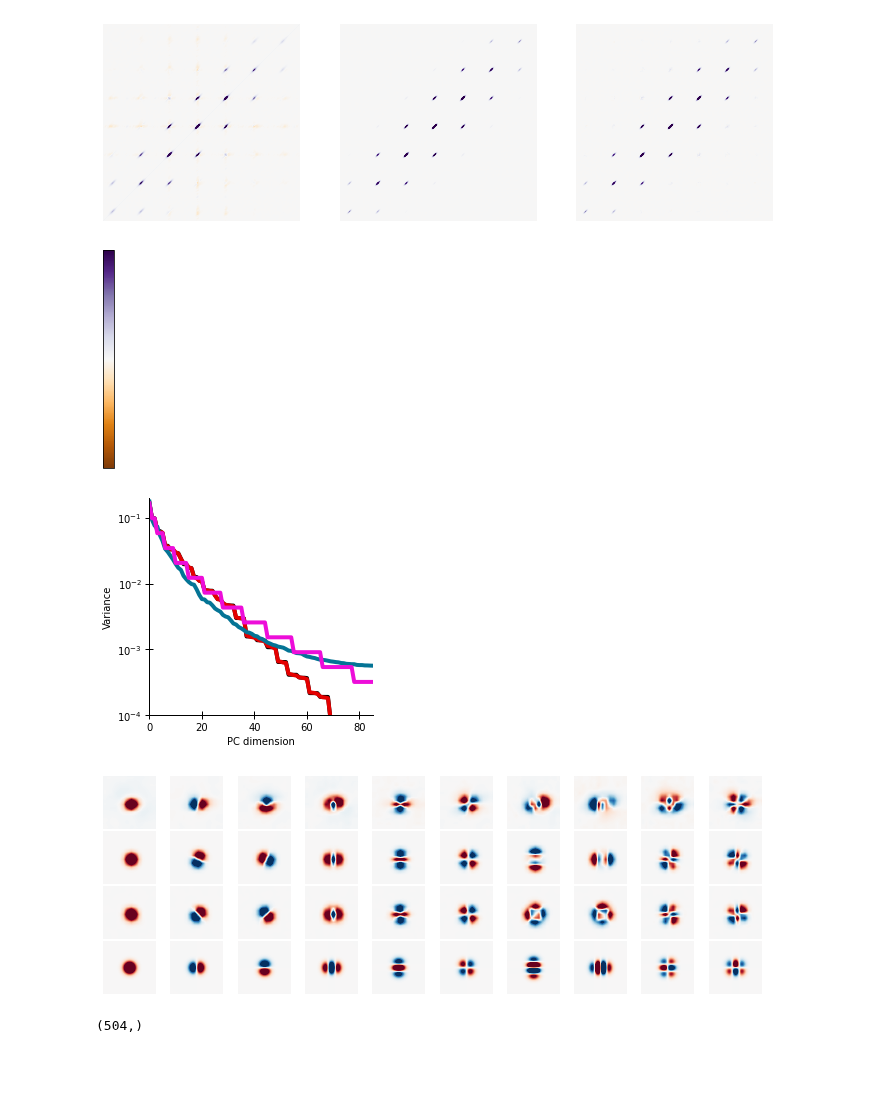
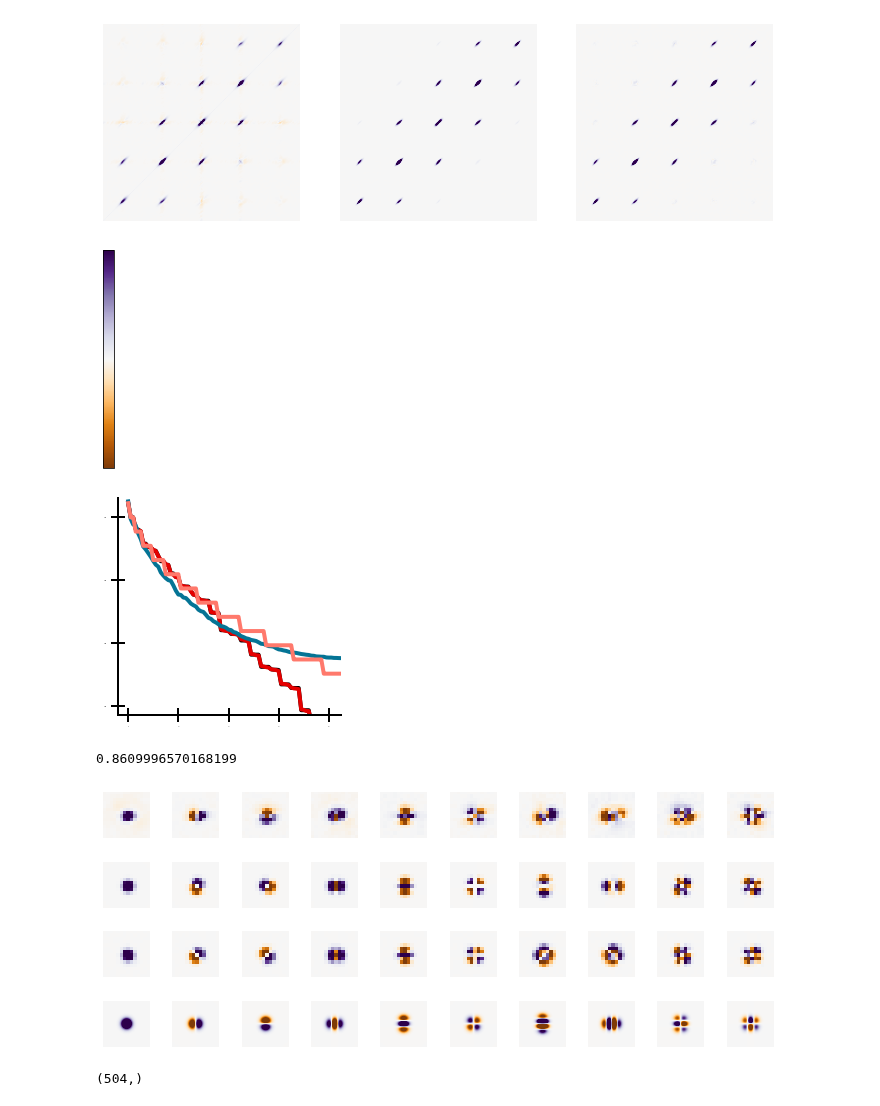
Before and after one commit to BruntonUWBio/structured-random-features, a Jupyter notebook: notebooks/reports/10.4-bp-paper-fig-v1-covariance.ipynb, the cells around one changed output. Cells and saved outputs as stored; diff of their text form; code cells hidden in the pictures; blank space fills up the shorter version.

Commit message:
Wrote scripts to generate figures 6 and 7. Also, modified other figures.

```diff
--- a/notebooks/reports/10.4-bp-paper-fig-v1-covariance.ipynb
+++ b/notebooks/reports/10.4-bp-paper-fig-v1-covariance.ipynb
@@ -22,22 +22,22 @@ ax = fig.add_subplot(1, 3, 1)
 plt.imshow(cov_mat['data'], cmap='PuOr') # PiYG_r
 plt.clim(-5, 5)
 plt.axis('off')
-plt.xlim(150, 400)
-plt.ylim(150, 400)
+plt.xlim(180, 360)
+plt.ylim(180, 360)
 
 ax = fig.add_subplot(1, 3, 2)
 plt.imshow(cov_mat['model'], cmap='PuOr')
 plt.clim(-5, 5)
 plt.axis('off')
-plt.xlim(150, 400)
-plt.ylim(150, 400)
+plt.xlim(180, 360)
+plt.ylim(180, 360)
 
 ax = fig.add_subplot(1, 3, 3)
 plot = plt.imshow(cov_mat['finite'], cmap='PuOr')
 plt.clim(-5, 5)
 plt.axis('off')
-plt.xlim(150, 400)
-plt.ylim(150, 400)
+plt.xlim(180, 360)
+plt.ylim(180, 360)
 plt.savefig(data_dir + '/reports/figures/paper_figs/figure_5/covmat_v1_wn.pdf',
             dpi=300, transparent=True,
            bbox_inches = 'tight', pad_inches = 0)
@@ -51,7 +51,7 @@ ax.remove()
 #             dpi=300, transparent=True,
 #            bbox_inches = 'tight', pad_inches = 0)
 # %% [output]
-[figure, old version]
+[figure, new version]
 [figure]
 # %%
 # plot the eigenvalues
@@ -67,21 +67,21 @@ ax = fig.add_subplot(111)
 plt.semilogy(np.flip(evals['model'])[:t], '-', lw=4, c='#000000', alpha=1)
 plt.semilogy(np.flip(evals['finite'])[:t], '-', lw=4, c='#e50000', alpha=1)
 plt.semilogy(np.flip(evals['data'])[:t], '-', lw=4, c='#047495', alpha=1)
-plt.semilogy(np.flip(evals['analytical'])[:t], '-', lw=4, c='#ed0dd9', alpha=1)
-plt.ylabel('Variance')
-plt.xlabel('PC dimension')
+plt.semilogy(np.flip(evals['analytical'])[:t], '-', lw=4, c='#ff796c', alpha=1)
+# plt.ylabel('Variance')
+# plt.xlabel('PC dimension')
 
 # format ticks
-ax.tick_params(axis = 'both', which = 'major', direction='inout', labelsize = 10, width=1, length=8)
+ax.tick_params(axis = 'both', which = 'major', direction='inout', labelsize = 0, width=2, length=14)
 ax.tick_params(axis = 'both', which = 'minor', direction='inout', labelsize = 0, width=0, length=0)
-plt.xlim(0, 85)
-plt.ylim(1E-4, 2E-1)
-# plt.yticks(np.arange(0, 0.2, 0.05))
+plt.xlim(-4, 85)
+plt.ylim(7 * 1E-5, 2E-1)
+plt.yticks([1E-4, 1E-3, 1E-2, 1E-1])
 plt.xticks(np.arange(0, 85, 20))
 
 # format axes
 for axis in ['left', 'bottom']:
-    ax.spines[axis].set_linewidth(1)
+    ax.spines[axis].set_linewidth(2)
 for axis in ['top', 'right']:
     ax.spines[axis].set_visible(False)
 
@@ -89,57 +89,61 @@ plt.savefig(data_dir + '/reports/figures/paper_figs/figure_5/evals_v1_wn.pdf',
             dpi=300, transparent=True,
            bbox_inches = 'tight', pad_inches = 0)
 # %% [output]
-[figure, old version]
+[figure, new version]
+# %%
+np.sum(evals['data'][-:])
+# %% [output]
+0.8609996570168199
 # %%
 # plot eigenvectors
 dim = (14, 36)
 
 # sign flips
-t =[-1, 1, 1, -1, -1, 1, 1, 1, 1, 1] # model & finite sign
-u = [1, 1, 1, 1, -1, 1, 1, 1, 1, 1] # analytical sign
+t =[-1, 1, 1, -1, -1, 1, 1, 1, 1, 1, 1, 1, 1, 1, 1] # model & finite sign
+u = [1, 1, 1, 1, -1, 1, 1, 1, 1, 1, 1, 1, 1, 1, 1, 1] # analytical sign
 
 
 # order
-m = [0, 1, 2, 3, 4, 5, 8, 9, 6, 7] # model order
-a = [0, 2, 1, 4, 5, 3, 9, 8, 6, 7] # analytical order
+m = [0, 1, 2, 3, 4, 5, 8, 9, 6, 7, 8, 9, 10, 11, 12] # model order
+a = [0, 2, 1, 4, 5, 3, 9, 8, 6, 7, 8, 9, 10, 11, 12] # analytical order
 
-factor = 0.1 # resize factor
-fig = plt.figure(figsize=(12, 4))
+factor = 1 # resize factor
+fig = plt.figure(figsize=(12, 5))
 for i in range(10):
     ax = fig.add_subplot(4, 10, i + 1)
     img = evecs['data'][:, - i-1].reshape(dim)[:, 11:25]
     img = resize(img, (img.shape[0] // factor, img.shape[1] // factor), anti_aliasing=True)
-    plt.imshow(img, cmap='RdBu_r')
+    plt.imshow(img, cmap='PuOr')
     plt.clim(-0.2, 0.2)
     plt.axis('off')
 
     ax = fig.add_subplot(4, 10, 10 + i + 1)
     img = evecs['model'][:, -m[i]-1].reshape(dim)[:, 11:25]
     img = resize(img, (img.shape[0] // factor, img.shape[1] // factor), anti_aliasing=True)
-    plt.imshow(img * t[i], cmap='RdBu_r')
+    plt.imshow(img * t[i], cmap='PuOr')
     plt.clim(-0.2, 0.2)
     plt.axis('off')
 
     ax = fig.add_subplot(4, 10, 20 + i + 1)
     img = evecs['finite'][:,  - m[i] - 1].reshape(dim)[:, 11:25]
     img = resize(img, (img.shape[0] // factor, img.shape[1] // factor), anti_aliasing=True)
-    plt.imshow(img * t[i], cmap='RdBu_r')
+    plt.imshow(img * t[i], cmap='PuOr')
     plt.clim(-0.2, 0.2)
     plt.axis('off')
 
     ax = fig.add_subplot(4, 10, 30 + i + 1)
     img = evecs['analytical'][a[i]].reshape(dim[0] * 10, dim[1] * 10)[:, 110:250]
-    plt.imshow(img * u[i], cmap='RdBu_r')
+    plt.imshow(img * u[i], cmap='PuOr')
     plt.clim(-0.3, 0.3)
     plt.axis('off')
 
 # plt.tight_layout()
-plt.subplots_adjust(wspace=0.05, hspace=0.05)
-plt.savefig(data_dir + '/reports/figures/paper_figs/figure_5/evecs_v1_wn_upsampled.pdf',
+plt.subplots_adjust(wspace=0.5, hspace=0.1)
+plt.savefig(data_dir + '/reports/figures/paper_figs/figure_5/evecs_v1_wn.pdf',
             dpi=300, transparent=True,
-           bbox_inches = 'tight', pad_inches = 0)
+           bbox_inches = 'tight', pad_inches=0)
 # %% [output]
-[figure, old version]
+[figure, new version]
 # %%
 evecs['data'][:, - i-1].shape
 # %% [output]
```
Also changed, not shown: parts of 1 cell of this notebook, 9 other files.
